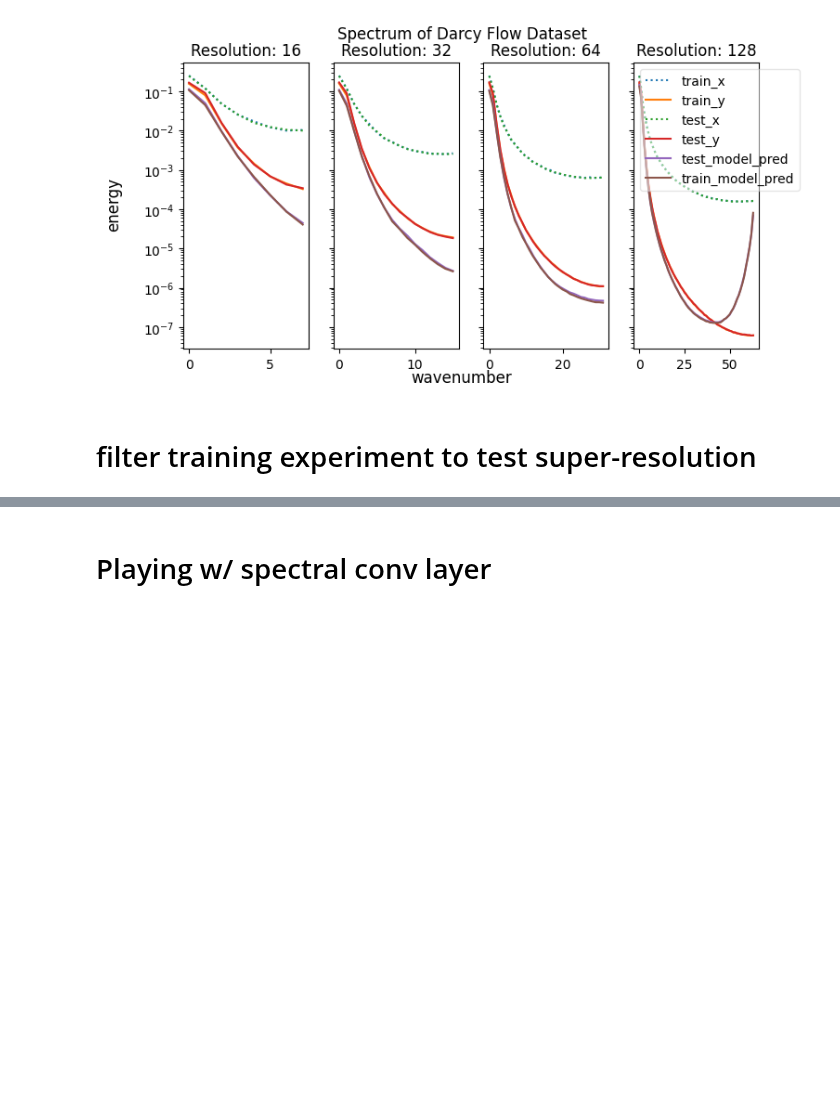
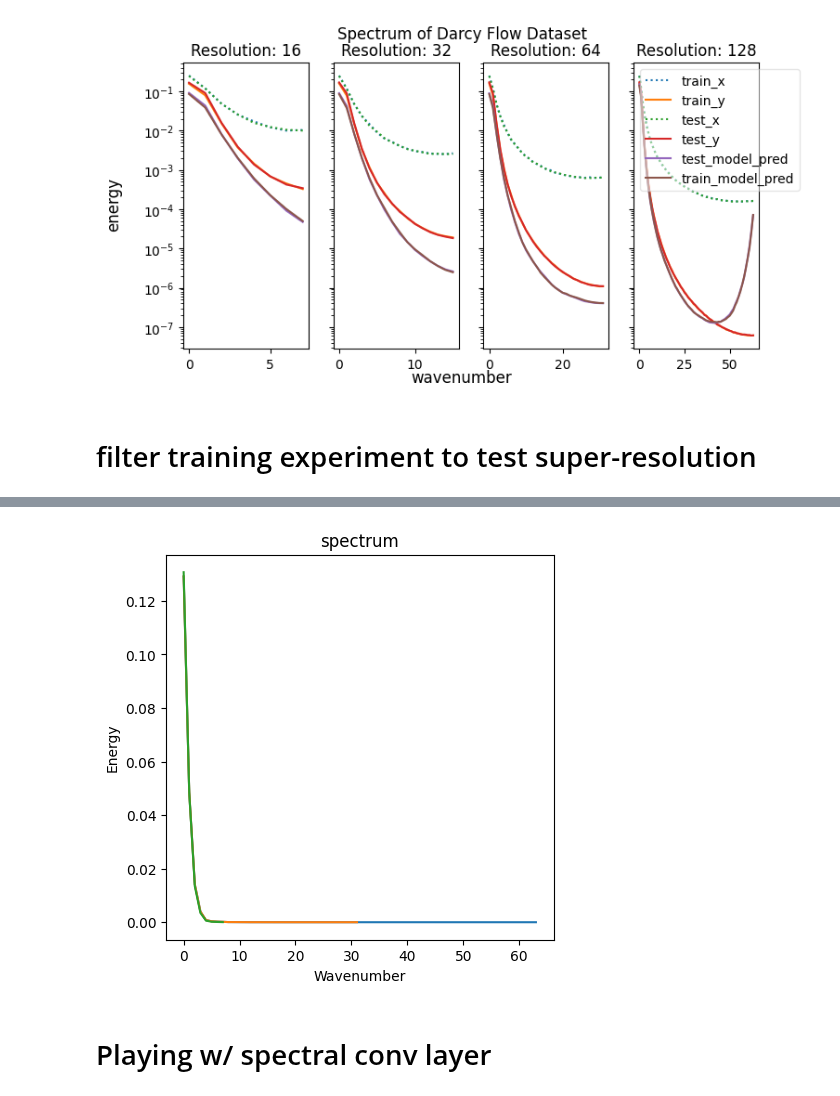
Before and after one commit to msakarvadia/operator_aliasing, a Jupyter notebook: notebooks/activation_function_analysis.ipynb, the cells around one changed output, grey strips where cells are left out. Drawn from its saved outputs; the diff is of its cells as text; code cells hidden in the pictures; blank space fills up the shorter version.

```diff
--- a/notebooks/activation_function_analysis.ipynb
+++ b/notebooks/activation_function_analysis.ipynb
@@ -541,3 +567,21 @@ show_img_and_power_spectrum(
+# %%
+def plot_overlaping_spectrums(images: list[np.array]):
+    """Take a list of images, and plot all of their spectrums at once."""
+    fig, axs = plt.subplots(1, 1, figsize=(5, 5))
+    axs.set_title('spectrum')
+    axs.set_ylabel('Energy')
+    axs.set_xlabel('Wavenumber')
+
+    for _idx, image in enumerate(images):
+        spectrum = spectrum_func(torch.tensor(image).unsqueeze(dim=0))
+        axs.plot(spectrum)
+
+    plt.show()
+
+
+plot_overlaping_spectrums([upsample_med_img, med_img, downsample_med_img])
+# %% [output]
+[figure, added]
 # %% [markdown]
 # Playing w/ spectral conv layer
 # %%
```
Also changed, not shown: parts of 6 cells of this notebook.
